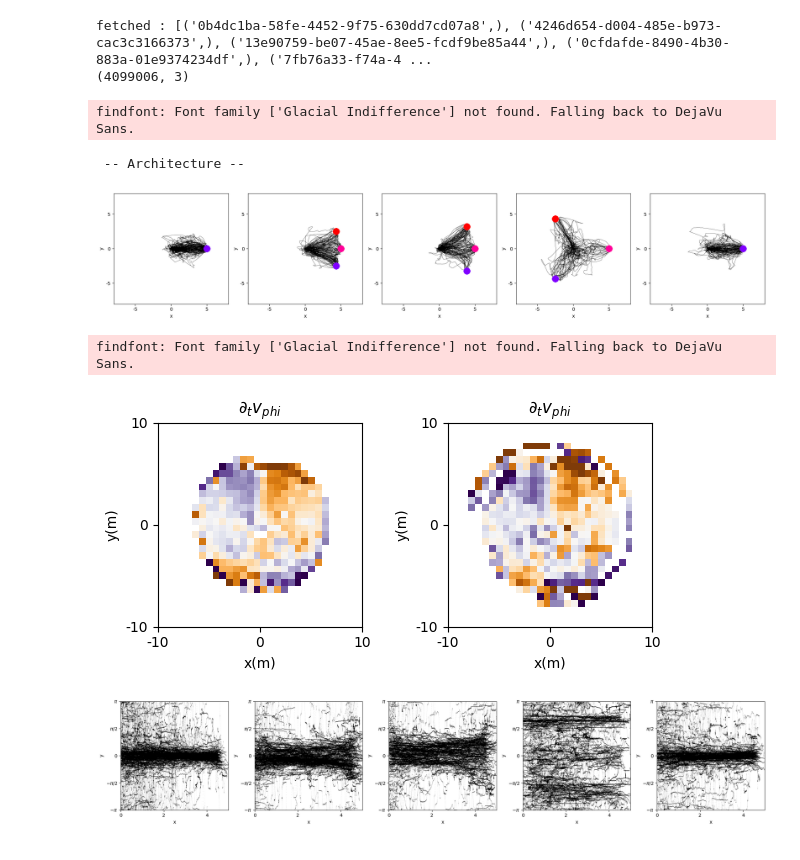
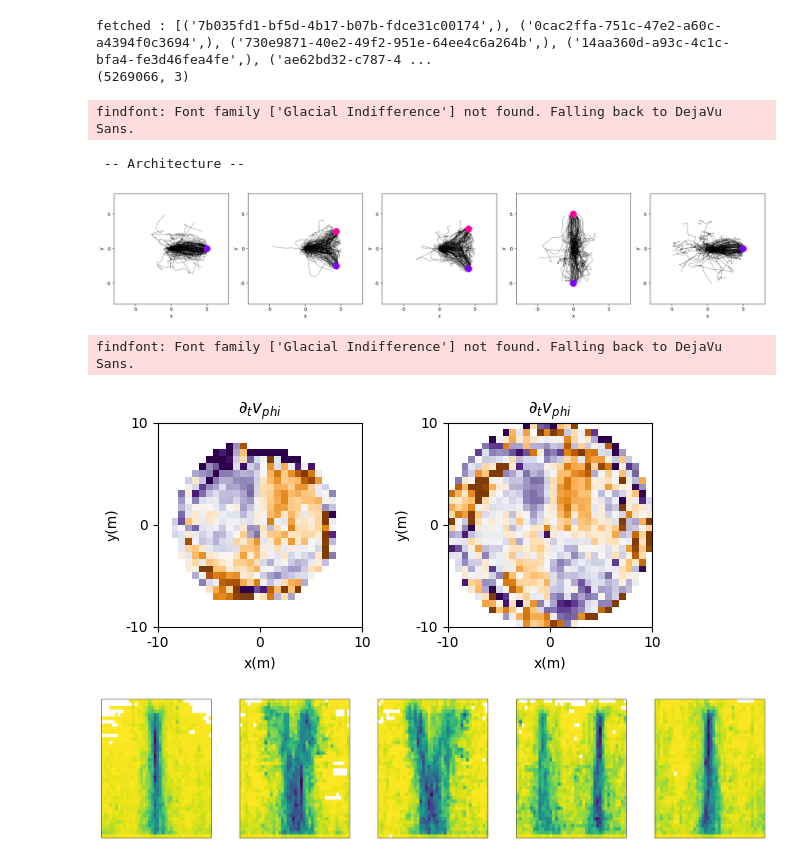
Before and after one commit to RnoB/fly-matrix, a Jupyter notebook: MalkoFly.ipynb, the cells around one changed output. Drawn from its saved outputs; the diff is of its cells as text; code cells hidden in the pictures.

Commit message:
updated figures

```diff
--- a/MalkoFly.ipynb
+++ b/MalkoFly.ipynb
@@ -8,7 +8,7 @@ import matplotlib.pyplot as plt
 mf.pb.cMapNotSym = mf.pb.plt.cm.viridis_r
 mf.pb.cMapSym = mf.pb.plt.cm.PuOr_r
 # %%
-nPosts = 3
+nPosts = 2
 dVal = 0.8    # distance cutoff to filter trajectories that end too far from the posts
 
 dataDIR = '/media/user/Samsung_T3/Work/Documents/Data/flyVR/new_experiments/'
@@ -25,7 +25,7 @@ class MalkoFly:
         self.dVal = dVal
     def __call__(self):
         df, fetched, angles = self.preprocessData()
-        df = self.distanceFilter(df)
+        #df = self.distanceFilter(df)
         return df, self.getArchitechture(df, fetched, angles)
     def preprocessData(self):
         return mf.preprocess_fly_data(self.dataDIR, self.projectDB, self.expDB, self.nPosts)
@@ -43,8 +43,8 @@ for i in range(0,len(folders)):
     df, massive_experiment = malkofly()
     all_experiments.addFish(massive_experiment)
 # %% [output]
-fetched : [('0b4dc1ba-58fe-4452-9f75-630dd7cd07a8',), ('4246d654-d004-485e-b973-cac3c3166373',), ('13e90759-be07-45ae-8ee5-fcdf9be85a44',), ('0cfdafde-8490-4b30-883a-01e9374234df',), ('7fb76a33-f74a-4 ...
-(4099006, 3)
+fetched : [('7b035fd1-bf5d-4b17-b07b-fdce31c00174',), ('0cac2ffa-751c-47e2-a60c-a4394f0c3694',), ('730e9871-40e2-49f2-951e-64ee4c6a264b',), ('14aa360d-a93c-4c1c-bfa4-fe3d46fea4fe',), ('ae62bd32-c787-4 ...
+(5269066, 3)
 # %%
 xTab = 5
 yTab = len(folders)
@@ -71,11 +71,11 @@ for y in range(0, yTab):
                                      fig = fig, xTab = xTab, yTab = yTab, kTab = k, ax = ax,
                                      ids = 2, markers = True, markerSize = 14, hold = True)
 
-mf.pb.plt.savefig('/mnt/ssd1/Documents/Vivek/flyVR/fly-matrix/figures/trajectories_' + str(nPosts) + '.png', format='png', dpi=300)
+#mf.pb.plt.savefig('/mnt/ssd1/Documents/Vivek/flyVR/fly-matrix/figures/trajectories_' + str(nPosts) + '.png', format='png', dpi=300)
 # %% [output]
 findfont: Font family ['Glacial Indifference'] not found. Falling back to DejaVu Sans.
  -- Architecture --
-[figure, old version]
+[figure, new version]
 # %%
 xTab = 2
 yTab = len(folders)
@@ -92,24 +92,25 @@ fig = mf.plotter.FigureKatz(all_experiments.get((y,4,)).metaFish,
                          beats = False, lrPlot = False, fbPlot = False, rzPlot = False, noTitle = False,
                          plotK = plotK, fig = fig, xTab = xTab, yTab = yTab, kTab = 2)
 
-mf.pb.plt.savefig('/mnt/ssd1/Documents/Vivek/flyVR/fly-matrix/figures/controls_' + str(nPosts) + '.png', format='png', dpi=300)
+#mf.pb.plt.savefig('/mnt/ssd1/Documents/Vivek/flyVR/fly-matrix/figures/controls_' + str(nPosts) + '.png', format='png', dpi=300)
 # %% [output]
 findfont: Font family ['Glacial Indifference'] not found. Falling back to DejaVu Sans.
-[figure, old version]
+[figure, new version]
 # %%
 xTab = 5
 yTab = len(folders)
 fig = []
 for y in range(0, yTab):
     for x in range(0, xTab):
         k = xTab*y + (x+1)
-        fig, ax = mf.pb.plot(all_experiments.get((y,x,)).metaFish['r'][:,0],
-                             all_experiments.get((y,x,)).metaFish['vr'][:,1],
+        idx = np.where(all_experiments.get((y,x,)).metaFish['r'][:,0] > 0.1)     # avoid bright spot at (0,0)
+        fig = mf.pb.katzPlot(all_experiments.get((y,x,)).metaFish['r'][idx,0],
+                             all_experiments.get((y,x,)).metaFish['vr'][idx,1],
                              fig = fig, xTab = xTab, yTab = yTab, kTab = k, xlim=(0,5), ylim=(-np.pi,np.pi),
-                             figSize = (4*xTab,4*yTab), markers = True, markerSize = 1, alpha = 0.05)
+                             figSize = (4*xTab,4*yTab), noTicks=True, noSpace=True)
 
-mf.pb.plt.savefig('/mnt/ssd1/Documents/Vivek/flyVR/fly-matrix/figures/polar_plots_' + str(nPosts) + '.png', format='png', dpi=300)
+#mf.pb.plt.savefig('/mnt/ssd1/Documents/Vivek/flyVR/fly-matrix/figures/katz_polar_plots_' + str(nPosts) + '.png', format='png', dpi=300)
 # %% [output]
-[figure, old version]
+[figure, new version]
 # %%
 xTab = 5
```
Also changed, not shown: parts of 9 cells of this notebook, 3 other files.
